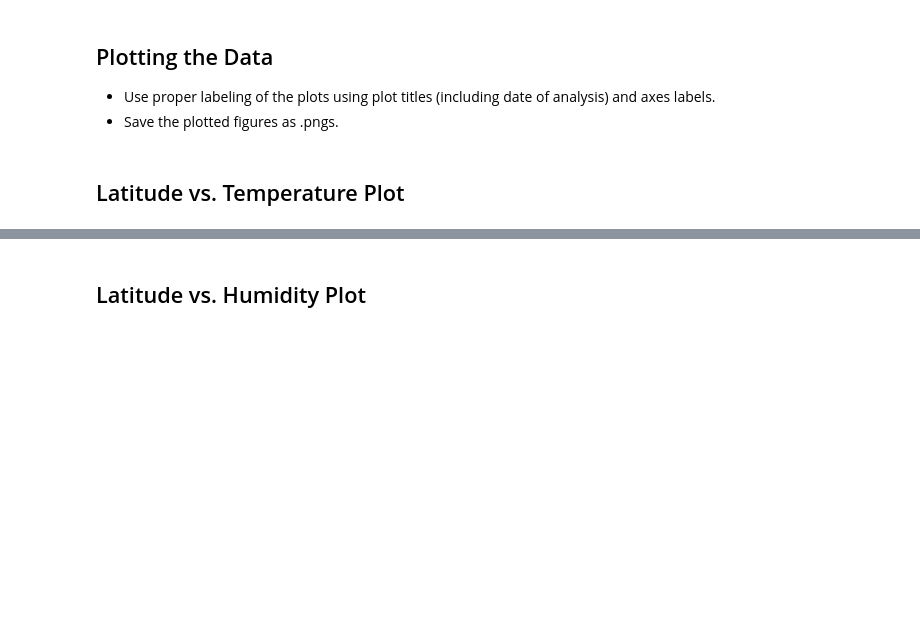
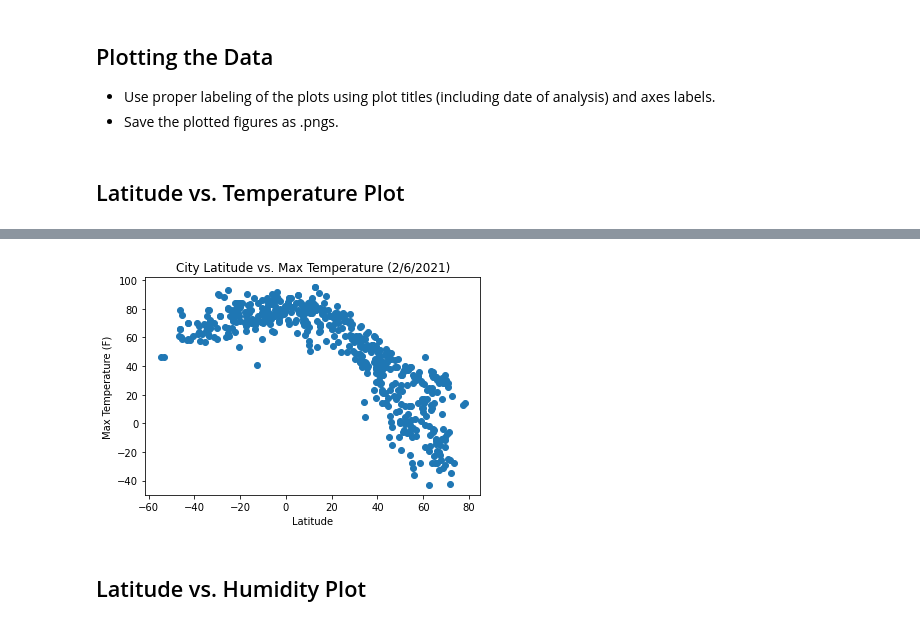
Before and after one commit to carterkioski/python-api-challenge, a Jupyter notebook: Carter_Kioski_Answers/WeatherPy/WeatherPy.ipynb, the cells around one changed output, grey strips where cells are left out. Cells and saved outputs as stored; diff of their text form; code cells hidden in the pictures; blank space fills up the shorter version.

Commit message:
weatherPy adding;

```diff
--- a/Carter_Kioski_Answers/WeatherPy/WeatherPy.ipynb
+++ b/Carter_Kioski_Answers/WeatherPy/WeatherPy.ipynb
@@ -77,0 +56,4 @@ Data Retrieval Complete
+# %%
+url = f'http://api.openweathermap.org/data/2.5/weather?q=butaritari&appid={weather_api_key}&units=imperial'
+res = requests.get(url).json()
+res['main']['temp_max']
@@ -78,3 +95,21 @@ Data Retrieval Complete
+# %%
+temps = []
+humidities = []
+cloudiness = []
+wind_speeds = []
+dates = []
+new_cities = []
+lats = []
+lngs = []
+for weather in weathers:
+    temps.append(weather['main']['temp_max'])
+    humidities.append(weather['main']['humidity'])
+    cloudiness.append(weather['clouds']['all'])
+    wind_speeds.append(weather['wind']['speed'])
+    dates.append(weather['dt'])
+    new_cities.append(weather['name'])
+    lats.append(weather['coord']['lat'])
+    lngs.append(weather['coord']['lon'])
 # %% [markdown]
 ### Convert Raw Data to DataFrame
 * Export the city data into a .csv.
@@ -100,0 +117,5 @@ Data Retrieval Complete
+# %%
+city_data = pd.DataFrame({'City':new_cities,'Lat': lats, 'Lngs': lngs, 'Max Temp': temps, 'Humidity': humidities, 'Cloudiness': cloudiness,
+                         'Wind Speed': wind_speeds, 'Date': dates})
+city_data.to_csv('output.csv')
+city_data.head()
@@ -120,3 +160,4 @@ Int64Index([], dtype='int64')
 # %%
 # Make a new DataFrame equal to the city data to drop all humidity outliers by index.
 # Passing "inplace=False" will make a copy of the city_data DataFrame, which we call "clean_city_data".
+clean_city_data = city_data[city_data['Humidity'] < 100]
@@ -139,2 +170,11 @@ Int64Index([], dtype='int64')
+# %%
+plt.scatter(clean_city_data['Lat'],clean_city_data['Max Temp'])
+plt.title('City Latitude vs. Max Temperature (2/6/2021)')
+plt.xlabel('Latitude')
+plt.ylabel('Max Temperature (F)')
+plt.show()
+#The code is analyzing how the temperature changes based on the latitude of the given city
+# %% [output]
+[figure, added]
 # %% [markdown]
 ## Latitude vs. Humidity Plot
```
Also changed, not shown: parts of 20 cells of this notebook, 1 other file.
